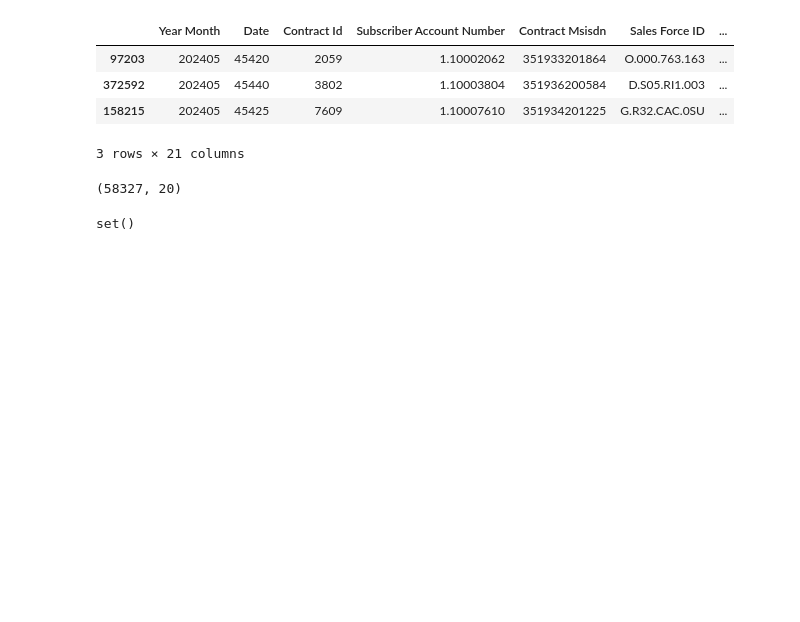
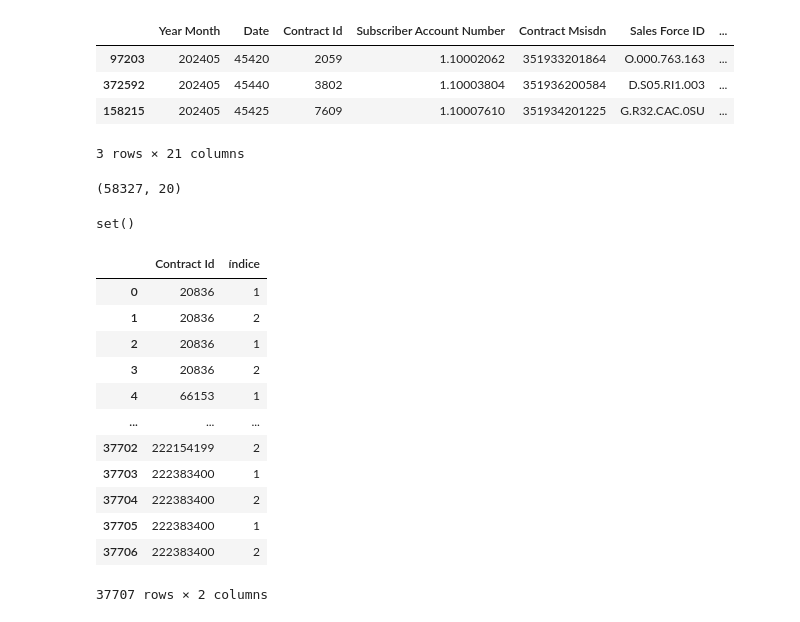
Before and after one commit to josepmatias/ONE, a Jupyter notebook: Untitled5.ipynb, the cells around one changed output. Drawn from its saved outputs; the diff is of its cells as text; code cells hidden in the pictures; blank space fills up the shorter version.

```diff
--- a/Untitled5.ipynb
+++ b/Untitled5.ipynb
@@ -161,0 +160,38 @@ migracoes4=migracoes3.groupby("Contract Id").size().reset_index(name='Contagem')
+# %%
+#criar coluna "índice"- contract ids com contagem 1 vão só ter índice 1
+
+#for i, j in zip(["aaa", "aaa", "aaa"], range(len(["aaa", "aaa", "aaa"]))):
+  #print(j)
+
+migracoes4.loc[migracoes4["Contagem"]>1, ["Contagem"]].size
+
+
+#migracoes4.loc[migracoes4["Contagem"]>1, "Contagem"].unique().tolist()
+
+temporario=pd.DataFrame(columns=["Contract Id", "índice"])
+
+for i in migracoes4.loc[migracoes4["Contagem"]>1, "Contract Id"].values:
+  #tirar a contagem correspondente às linhas de cada contract id
+  contagem=migracoes4.loc[migracoes4["Contract Id"]==i, "Contagem"].tolist() [0]
+
+  for x, y in zip([i]*contagem, range(1, contagem+1)):
+    #print(x, y)
+    dici={"Contract Id": [x], "índice":[y]}
+    temporario=pd.concat([temporario, pd.DataFrame(data=dici)], axis=0, ignore_index=True)
+    #print(dici)
+# %%
+temporario
+# %% [output]
+|  | Contract Id | índice |
+| 0 | 20836 | 1 |
+| 1 | 20836 | 2 |
+| 2 | 20836 | 1 |
+| 3 | 20836 | 2 |
+| 4 | 66153 | 1 |
+| ... | ... | ... |
+| 37702 | 222154199 | 2 |
+| 37703 | 222383400 | 1 |
+| 37704 | 222383400 | 2 |
+| 37705 | 222383400 | 1 |
+| 37706 | 222383400 | 2 |
+37707 rows × 2 columns
```
Also changed, not shown: parts of 1 cell of this notebook.
